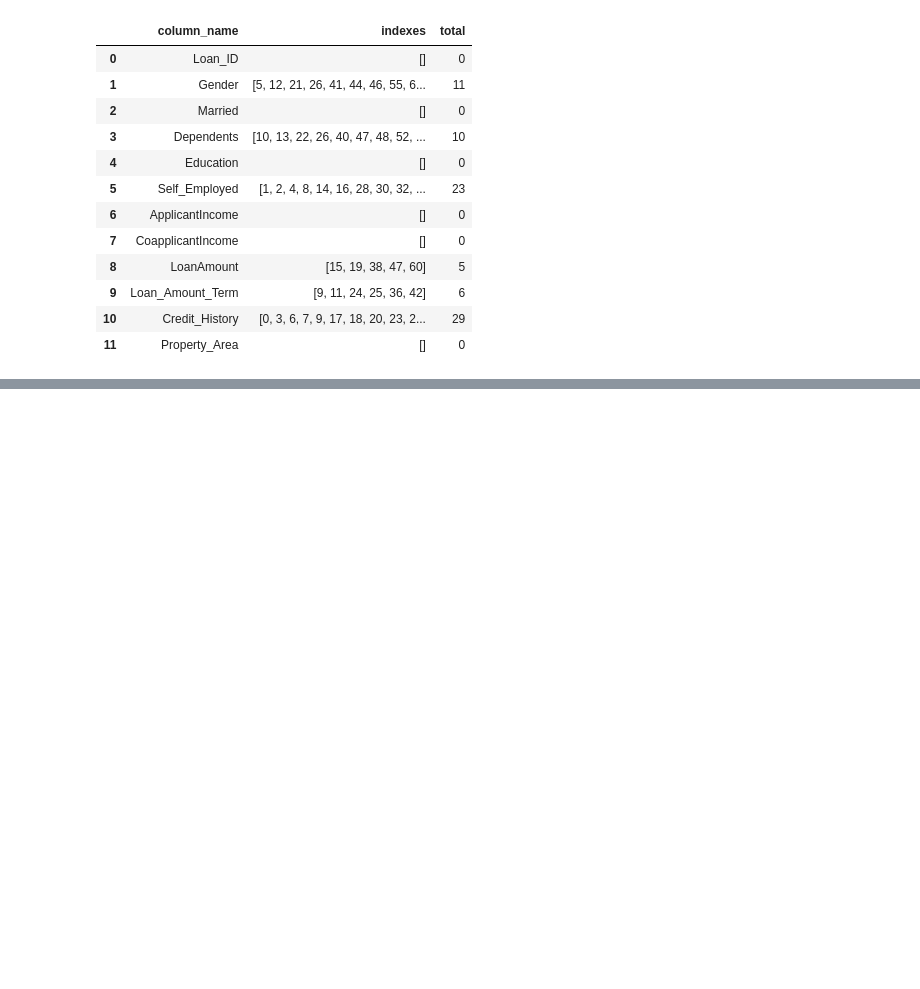
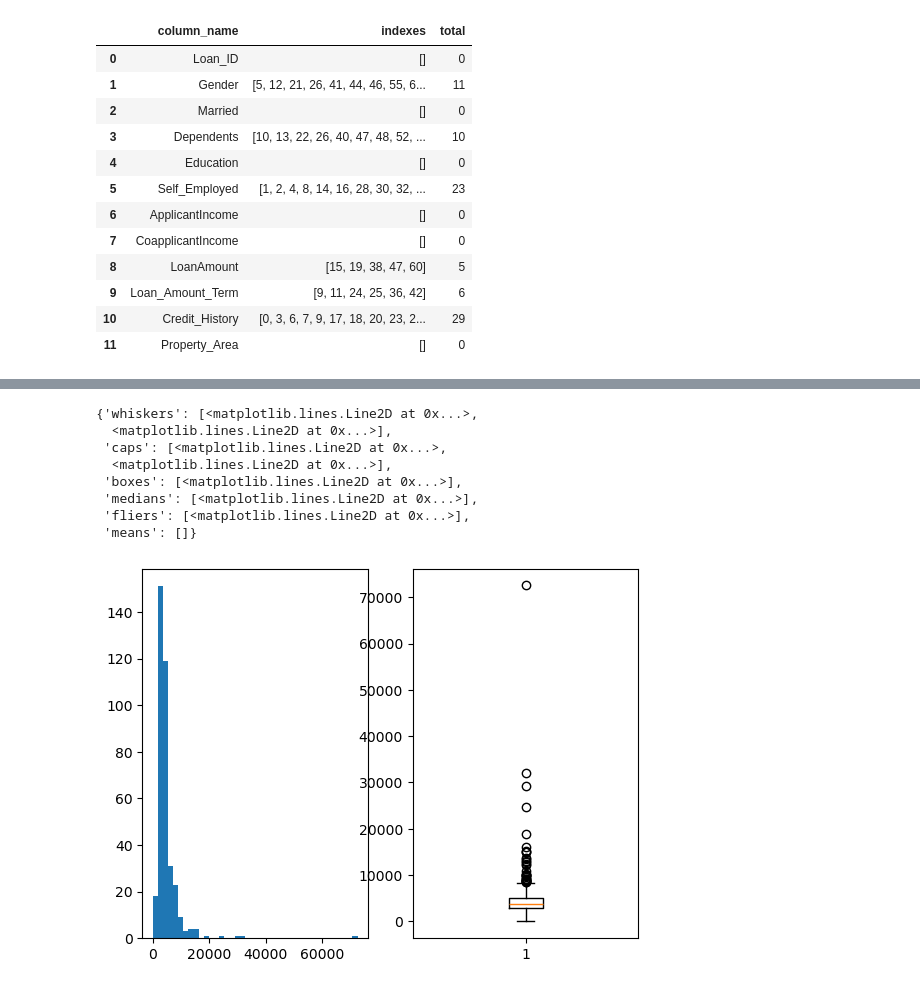
Before and after one commit to KunalNeon/Projects, a Jupyter notebook: loan_prediction.ipynb, the cells around one changed output, grey strips where cells are left out. Cells and saved outputs as stored; diff of their text form; code cells hidden in the pictures; blank space fills up the shorter version.

```diff
--- a/loan_prediction.ipynb
+++ b/loan_prediction.ipynb
@@ -321,0 +365,17 @@ null_value_data_frame
+# %%
+from matplotlib import pyplot as plt
+fig,axes=plt.subplots(1,2)
+
+columns=['ApplicantIncome', 'CoapplicantIncome', 'LoanAmount','Loan_Amount_Term', 'Credit_History']
+axes[0].hist(loan_file[columns[0]], bins=40)
+axes[1].boxplot(loan_file[columns[0]])
+# %% [output]
+{'whiskers': [<matplotlib.lines.Line2D at 0x...>,
+  <matplotlib.lines.Line2D at 0x...>],
+ 'caps': [<matplotlib.lines.Line2D at 0x...>,
+  <matplotlib.lines.Line2D at 0x...>],
+ 'boxes': [<matplotlib.lines.Line2D at 0x...>],
+ 'medians': [<matplotlib.lines.Line2D at 0x...>],
+ 'fliers': [<matplotlib.lines.Line2D at 0x...>],
+ 'means': []}
+[figure, added]
```
Also changed, not shown: parts of 6 cells of this notebook.
